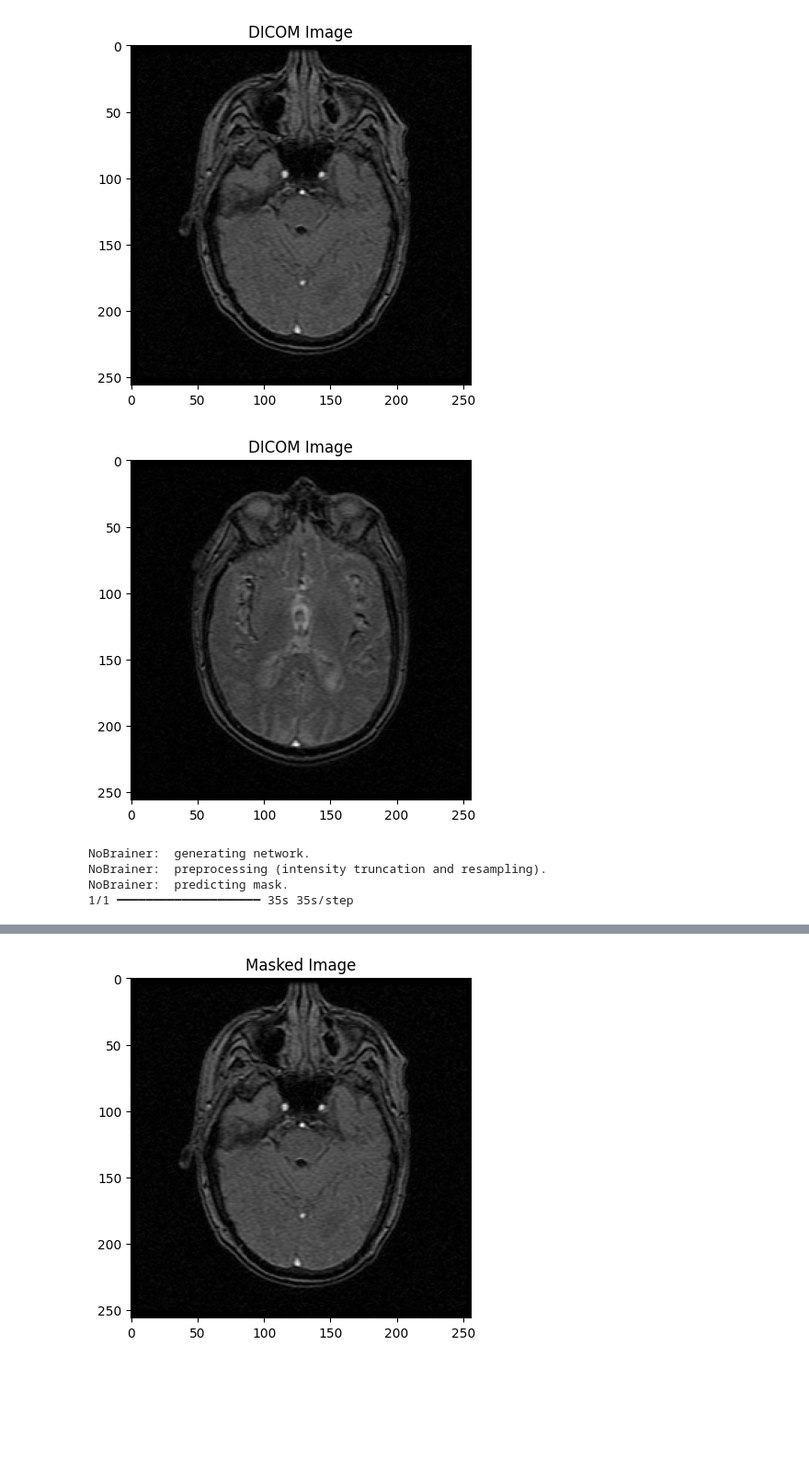
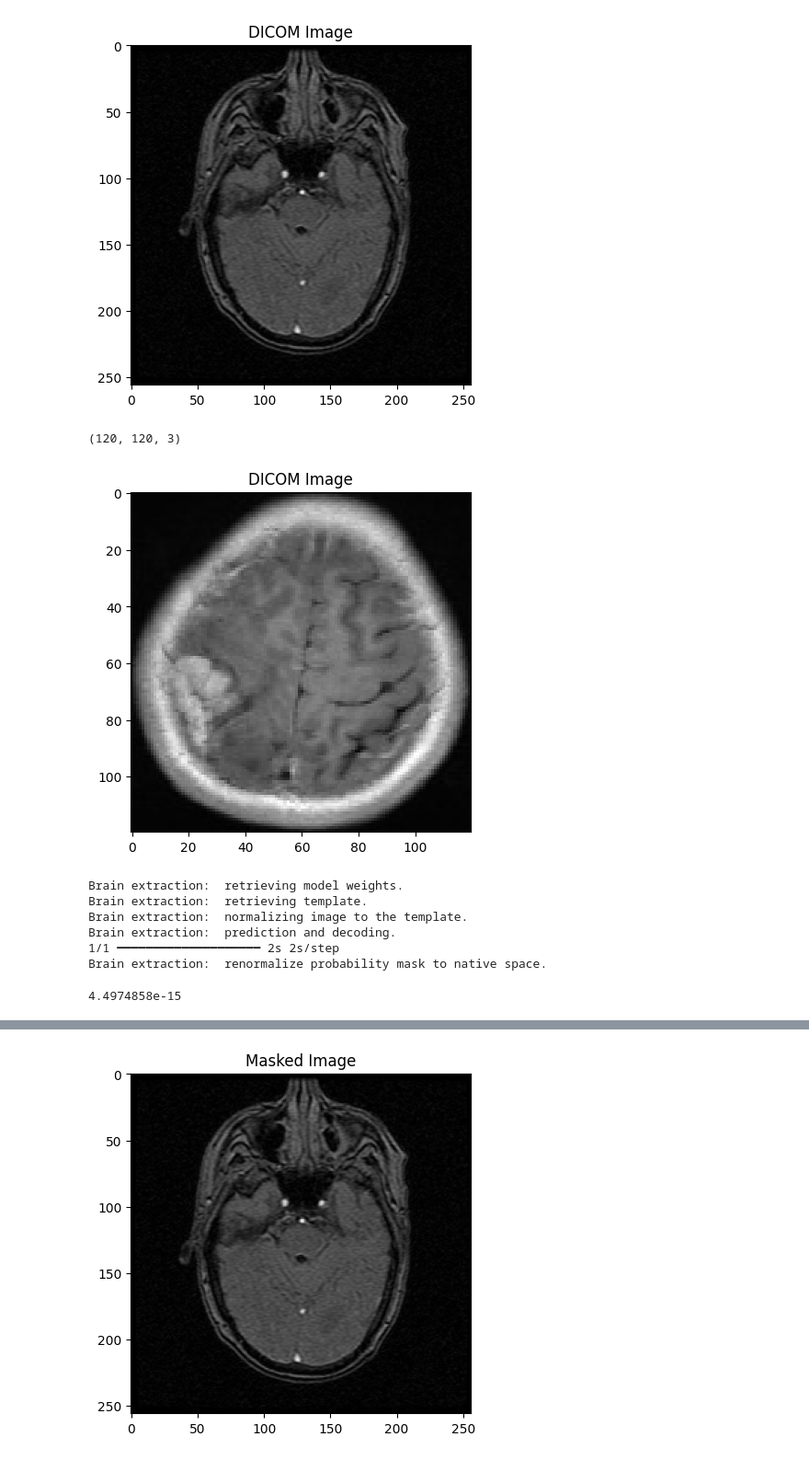
Before and after one commit to ckaraguzel/AD_detection_DL_approach, a Jupyter notebook: notebooks/skull.ipynb, the cells around one changed output, grey strips where cells are left out. Shown at 92% size. Cells and saved outputs as stored; diff of their text form; code cells hidden in the pictures; blank space fills up the shorter version.

```diff
--- a/notebooks/skull.ipynb
+++ b/notebooks/skull.ipynb
@@ -37,25 +37,47 @@ imgs_list = [];
 for path in paths_list:
     imgs_list.append(pydicom.dcmread(path))
+# %%
+path1 = "/Users/selmanipek/GitHub/AD_detection_DL_approach/data/raw/Tr-me_0010.jpg"
+path2 = "/Users/selmanipek/GitHub/AD_detection_DL_approach/data/raw/Tr-me_0011.jpg"
+path3 = "/Users/selmanipek/GitHub/AD_detection_DL_approach/data/raw/Tr-me_0012.jpg"
+
+paths_list = [path1,path2,path3]
+# %%
+imgs_list = []
+for path in paths_list:
+    imgs_list.append(cv2.imread(path))
+# %%
+imgs_list[0].shape
+# %% [output]
+(120, 120, 3)
 # %%
-imgs_np = imgs_list[0].pixel_array.reshape([1,256,256])
+imgs_np = imgs_list[0].reshape([1,120,120,3])
 for img in imgs_list[1:]:
-    imgs_np = np.concatenate([imgs_np,img.pixel_array.reshape([1,256,256])],axis = 0)
+    imgs_np = np.concatenate([imgs_np,img.reshape([1,120,120,3])],axis = 0)
 imgs_np = imgs_np.astype(float)
+# %%
+imgs_np = np.mean(imgs_np,axis=3)
 # %%
 # Example of additional processing
 import matplotlib.pyplot as plt
-plt.imshow(imgs_np[3,:,:], cmap='gray')
+plt.imshow(imgs_np[2,:,:], cmap='gray')
 plt.title('DICOM Image')
 plt.show()
 # %% [output]
-[figure, old version]
+[figure, new version]
 # %%
 from antspynet.utilities import brain_extraction
-imgs_ants = ants.from_numpy(imgs_np)
-imgs_mask = brain_extraction(imgs_ants,modality='t1nobrainer',verbose=True)
+imgs_ants = ants.from_numpy(imgs_np[0,:,:].reshape([1,120,120]))
+imgs_mask = brain_extraction(imgs_ants,modality='t1',verbose=True)
 # %% [output]
-NoBrainer:  generating network.
-NoBrainer:  preprocessing (intensity truncation and resampling).
-NoBrainer:  predicting mask.
-1/1 ━━━━━━━━━━━━━━━━━━━━ 35s 35s/step
+Brain extraction:  retrieving model weights.
+Brain extraction:  retrieving template.
+Brain extraction:  normalizing image to the template.
+Brain extraction:  prediction and decoding.
+1/1 ━━━━━━━━━━━━━━━━━━━━ 2s 2s/step
+Brain extraction:  renormalize probability mask to native space.
+# %%
+imgs_mask.min()
+# %% [output]
+4.4974858e-15
 # %%
```
Also changed, not shown: parts of 15 cells of this notebook, 2 other files.
